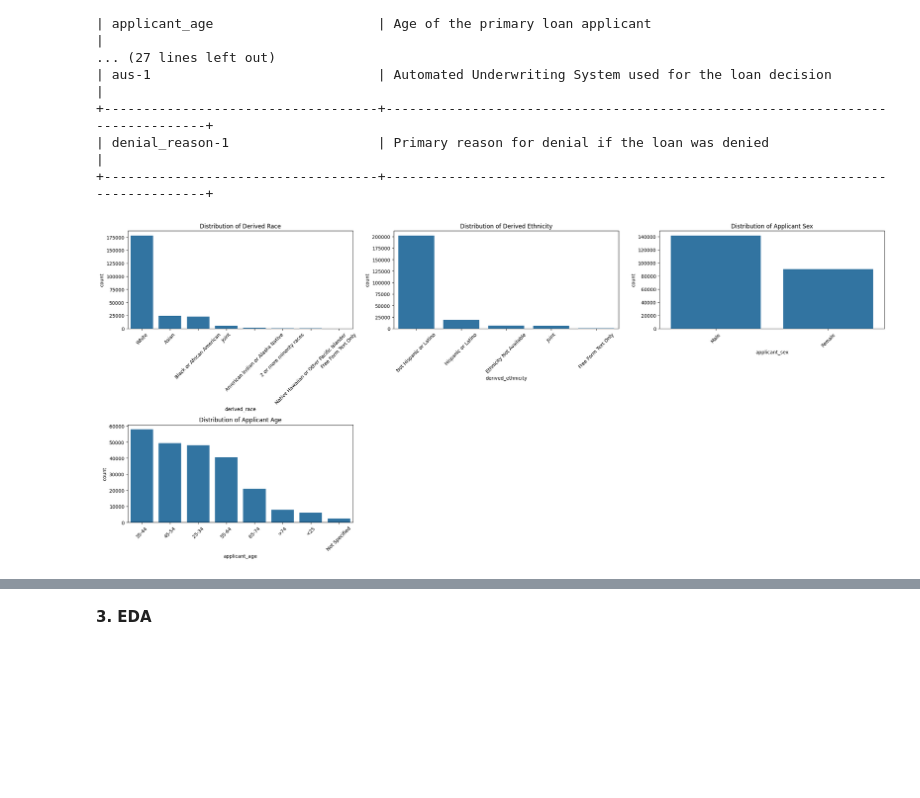
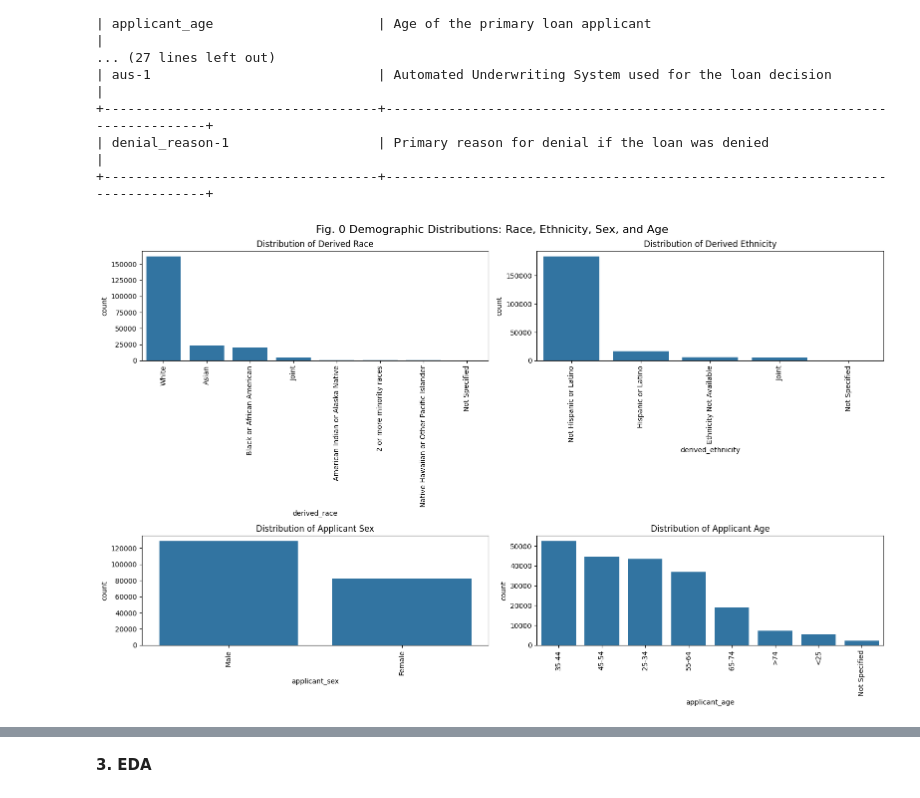
Before and after one commit to vzhang03/cmpu250-final-project, a Jupyter notebook: eda/combined_eda.ipynb, the cells around one changed output, grey strips where cells are left out. Cells and saved outputs as stored; diff of their text form; code cells hidden in the pictures; blank space fills up the shorter version.

```diff
--- a/eda/combined_eda.ipynb
+++ b/eda/combined_eda.ipynb
@@ -178,33 +200,42 @@ data_to_plot = data
 categorical_vars = ['derived_race', 'derived_ethnicity', 'applicant_sex', 'applicant_age']
 
 # Set up subplots
-fig, axes = plt.subplots(nrows=2, ncols=3, figsize=(23, 10))
+fig, axes = plt.subplots(nrows=2, ncols=2, figsize=(16, 10))
 axes = axes.flatten()
 
 for i, var in enumerate(categorical_vars):
     data_to_plot = cleaned_nys_data.copy()
 
     if var == 'applicant_sex':
         # Keep only 1 (Male) and 2 (Female)
         data_to_plot = data_to_plot[data_to_plot['applicant_sex'].isin([1, 2])].copy()
         data_to_plot['applicant_sex'] = data_to_plot['applicant_sex'].map({1: 'Male', 2: 'Female'})
         order = ['Male', 'Female']
     elif var == 'applicant_age':
         # Replace 8888 with 'not specified'
         data_to_plot[var] = data_to_plot[var].replace('8888', 'Not Specified')
         order = data_to_plot[var].value_counts().index
+    elif var == 'derived_ethnicity':
+      # Replace "Free form text only" with "not specified"
+        data_to_plot[var] = data_to_plot[var].replace('Free Form Text Only', 'Not Specified')
+        order = data_to_plot[var].value_counts().index
+    elif var == 'derived_race':
+      # Replace "Free form text only" with "not specified"
+        data_to_plot[var] = data_to_plot[var].replace('Free Form Text Only', 'Not Specified')
+        order = data_to_plot[var].value_counts().index
     else:
         order = data_to_plot[var].value_counts().index
 
     sns.countplot(data=data_to_plot, x=var, ax=axes[i], order=order)
     axes[i].set_title(f"Distribution of {var.replace('_', ' ').title()}")
-    axes[i].tick_params(axis='x', rotation=45)
+    axes[i].tick_params(axis='x', rotation=90)
 
 # Removing unused plots
 for j in range(i + 1, len(axes)):
     fig.delaxes(axes[j])
 
+fig.suptitle("Fig. 0 Demographic Distributions: Race, Ethnicity, Sex, and Age", fontsize=16)
 plt.tight_layout()
 plt.show()
 # %% [output]
-[figure, old version]
+[figure, new version]
```
Also changed, not shown: parts of 20 cells of this notebook.
